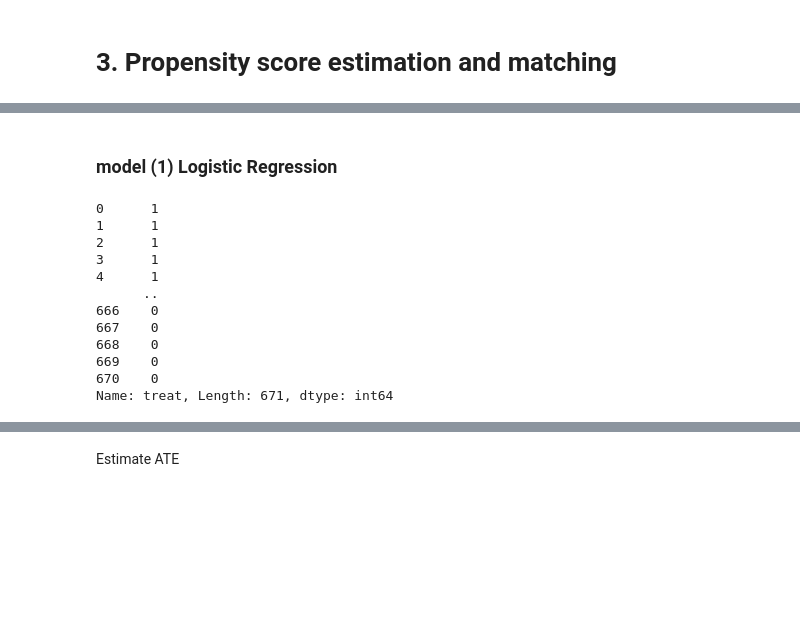
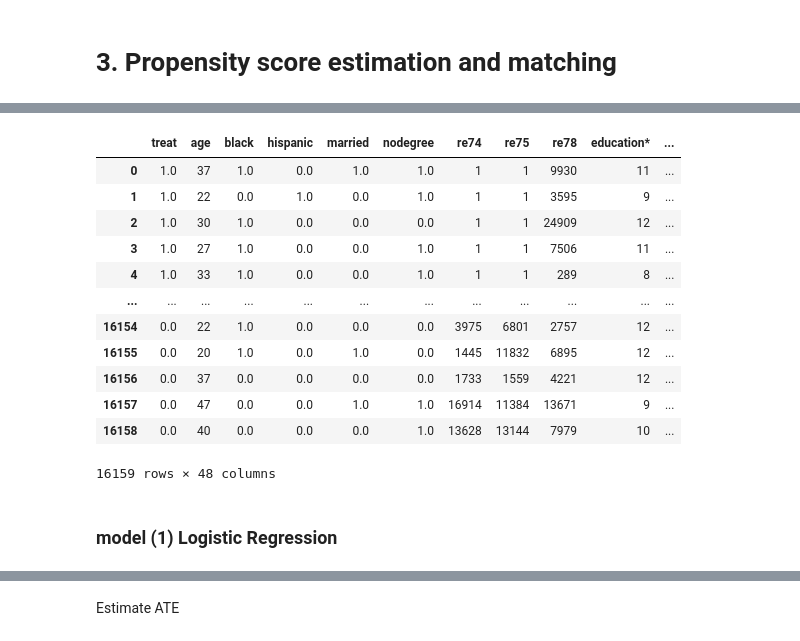
Before and after one commit to MawuliAgamah/ml-propensity-score-matching, a Jupyter notebook: Jupyter notebooks/lalonde.ipynb, the cells around one changed output, grey strips where cells are left out. Saved outputs shown, nothing was run; the diff lists cells and outputs as text; code cells hidden in the pictures; blank space fills up the shorter version.

```diff
--- a/Jupyter notebooks/lalonde.ipynb
+++ b/Jupyter notebooks/lalonde.ipynb
@@ -965,2 +989,37 @@ from sklearn.utils import shuffle
+# %%
+# Load quasi-experimental dataset
+
+nswCps_lalonde =  pd.read_csv('/Users/mawuliagamah/gitprojects/causal_inference/causal_inference/datasets/quasi data/unmatched data/Quasi_NswCps_lalonde.csv')
+nswPsid_lalonde = pd.read_csv('/Users/mawuliagamah/gitprojects/causal_inference/causal_inference/datasets/quasi data/unmatched data/Quasi_NswPsid_lalonde.csv')
+nswCps_dehWab =   pd.read_csv('/Users/mawuliagamah/gitprojects/causal_inference/causal_inference/datasets/quasi data/unmatched data/Quasi_NswCps_lalonde.csv')
+nswPsid_dehWab =  pd.read_csv('/Users/mawuliagamah/gitprojects/causal_inference/causal_inference/datasets/quasi data/unmatched data/Quasi_NswPsid_lalonde.csv')
+
+nswCps_lalonde.columns = nswCps_lalonde.columns.str.strip()
+nswPsid_lalonde.columns = nswPsid_lalonde.columns.str.strip()
+nswCps_dehWab.columns = nswCps_dehWab.columns.str.strip()
+nswPsid_dehWab.columns = nswPsid_dehWab.columns.str.strip()
+
+# Store outcome variable prior to modelling
+
+nswCps_lalonde_re78 = nswCps_lalonde.re78
+nswPsid_lalonde_re78 = nswPsid_lalonde.re78
+nswCps_dehWab_re78 = nswCps_dehWab.re78
+nswPsid_dehWab_re78 = nswPsid_dehWab.re78
+
+nswCps_lalonde
+# %% [output]
+|  | treat | age | black | hispanic | married | nodegree | re74 | re75 | re78 | education* | ... |
+| 0 | 1.0 | 37 | 1.0 | 0.0 | 1.0 | 1.0 | 1 | 1 | 9930 | 11 | ... |
+| 1 | 1.0 | 22 | 0.0 | 1.0 | 0.0 | 1.0 | 1 | 1 | 3595 | 9 | ... |
+| 2 | 1.0 | 30 | 1.0 | 0.0 | 0.0 | 0.0 | 1 | 1 | 24909 | 12 | ... |
+| 3 | 1.0 | 27 | 1.0 | 0.0 | 0.0 | 1.0 | 1 | 1 | 7506 | 11 | ... |
+| 4 | 1.0 | 33 | 1.0 | 0.0 | 0.0 | 1.0 | 1 | 1 | 289 | 8 | ... |
+| ... | ... | ... | ... | ... | ... | ... | ... | ... | ... | ... | ... |
+| 16154 | 0.0 | 22 | 1.0 | 0.0 | 0.0 | 0.0 | 3975 | 6801 | 2757 | 12 | ... |
+| 16155 | 0.0 | 20 | 1.0 | 0.0 | 1.0 | 0.0 | 1445 | 11832 | 6895 | 12 | ... |
+| 16156 | 0.0 | 37 | 0.0 | 0.0 | 0.0 | 0.0 | 1733 | 1559 | 4221 | 12 | ... |
+| 16157 | 0.0 | 47 | 0.0 | 0.0 | 1.0 | 1.0 | 16914 | 11384 | 13671 | 9 | ... |
+| 16158 | 0.0 | 40 | 0.0 | 0.0 | 0.0 | 1.0 | 13628 | 13144 | 7979 | 10 | ... |
+16159 rows × 48 columns
 # %% [markdown]
 ### model (1) Logistic Regression
@@ -1010,15 +1057,0 @@ psid_dehwab = psid1_transformed_features[DW_subset2]
-# %%
-nsw_lalonde.iloc[:,0]
-# %% [output]
-0      1
-1      1
-2      1
-3      1
-4      1
-      ..
-666    0
-667    0
-668    0
-669    0
-670    0
-Name: treat, Length: 671, dtype: int64
```
Also changed, not shown: parts of 66 cells of this notebook, 9 other files.
